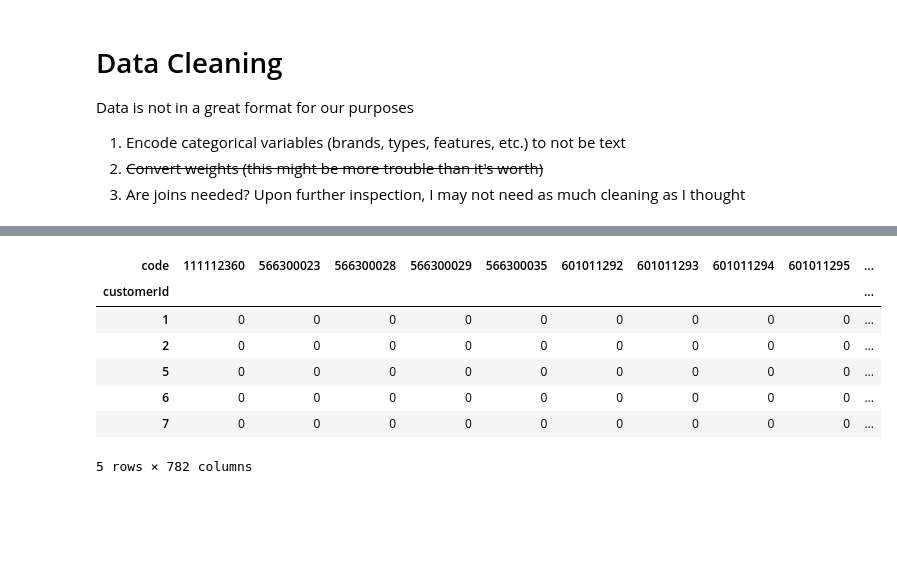
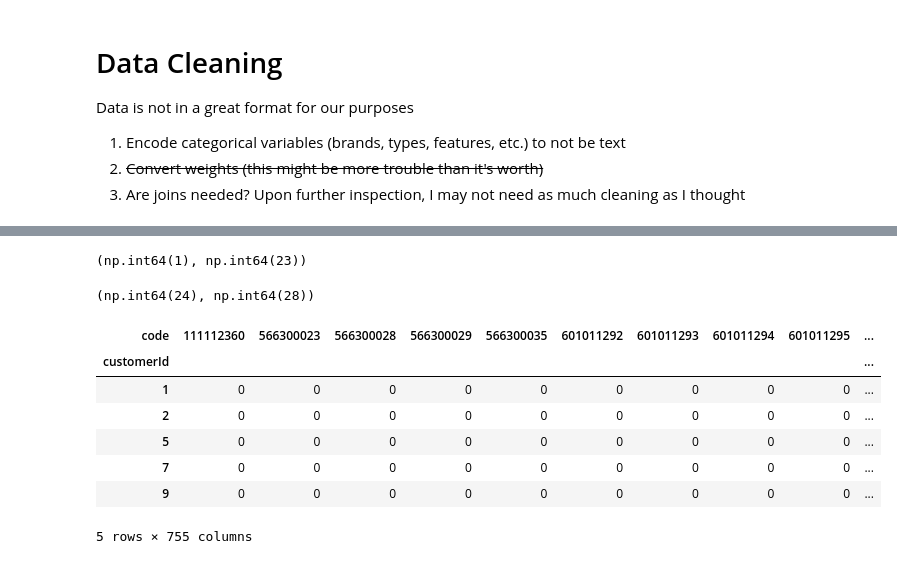
Before and after one commit to medvidov/middleby-DE-test, a Jupyter notebook: middleby_de.ipynb, the cells around one changed output, grey strips where cells are left out. Saved outputs shown, nothing was run; the diff lists cells and outputs as text; code cells hidden in the pictures; blank space fills up the shorter version.

```diff
--- a/middleby_de.ipynb
+++ b/middleby_de.ipynb
@@ -115,0 +120,12 @@ Generate a sparse matrix where each row is a user and each column represents an
+# %%
+# Split sales data into train and test sets based on date
+sorted_sales = sales.sort_values(by='week')
+
+# Split data 80/20 train, test based on week number
+split_index = int(len(sorted_sales['week'].unique()) * 0.8)
+train_weeks = sorted_sales['week'].unique()[:split_index]
+test_weeks = sorted_sales['week'].unique()[split_index:]
+
+# Create train and test datasets
+train_data = sorted_sales[sorted_sales['week'].isin(train_weeks)]
+test_data = sorted_sales[sorted_sales['week'].isin(test_weeks)]
@@ -116,15 +150,25 @@ Generate a sparse matrix where each row is a user and each column represents an
+# %%
+# Get train data week range
+train_data['week'].min(), train_data['week'].max()
+# %% [output]
+(np.int64(1), np.int64(23))
+# %%
+# Get test data week range
+test_data['week'].min(), test_data['week'].max()
+# %% [output]
+(np.int64(24), np.int64(28))
 # %%
 # Create collaborative filtering matrix
 # Pivot sales data to create a user-item matrix
 # Rows are customerId, columns are item codes, values are number of units purchased
-user_item_matrix = sales.pivot_table(index='customerId', columns='code', values='units', aggfunc='sum', fill_value=0)
-user_item_matrix.head()
+train_matrix = train_data.pivot_table(index='customerId', columns='code', values='units', aggfunc='sum', fill_value=0)
+train_matrix.head()
 # %% [output]
 | code | 111112360 | 566300023 | 566300028 | 566300029 | 566300035 | 601011292 | 601011293 | 601011294 | 601011295 | ... |
 | customerId |  |  |  |  |  |  |  |  |  | ... |
 | 1 | 0 | 0 | 0 | 0 | 0 | 0 | 0 | 0 | 0 | ... |
 | 2 | 0 | 0 | 0 | 0 | 0 | 0 | 0 | 0 | 0 | ... |
 | 5 | 0 | 0 | 0 | 0 | 0 | 0 | 0 | 0 | 0 | ... |
-| 6 | 0 | 0 | 0 | 0 | 0 | 0 | 0 | 0 | 0 | ... |
 | 7 | 0 | 0 | 0 | 0 | 0 | 0 | 0 | 0 | 0 | ... |
+| 9 | 0 | 0 | 0 | 0 | 0 | 0 | 0 | 0 | 0 | ... |
-5 rows × 782 columns
+5 rows × 755 columns
```
Also changed, not shown: parts of 15 cells of this notebook.
